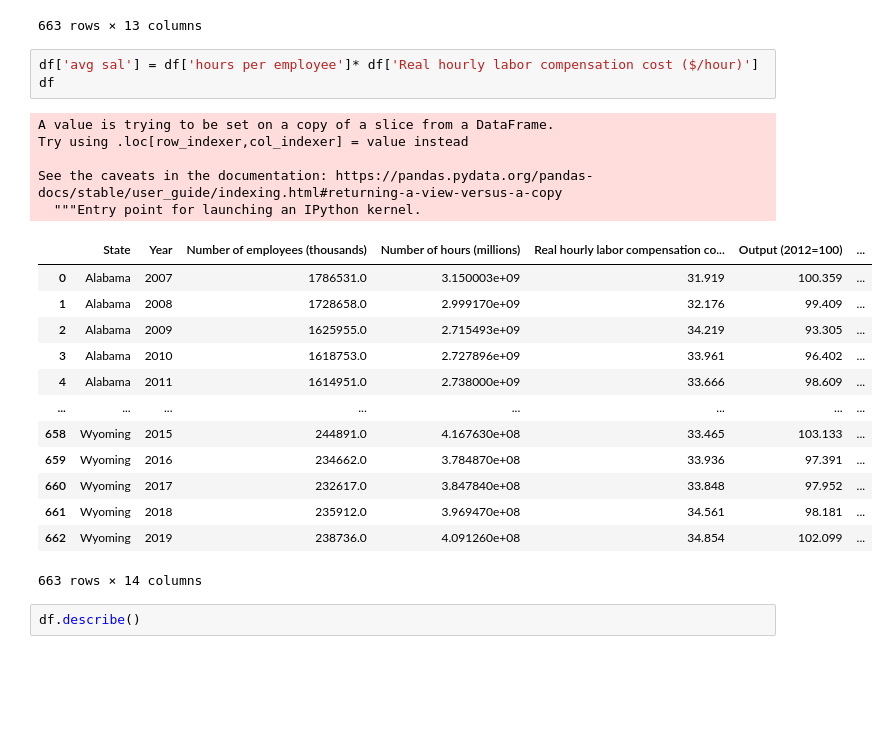
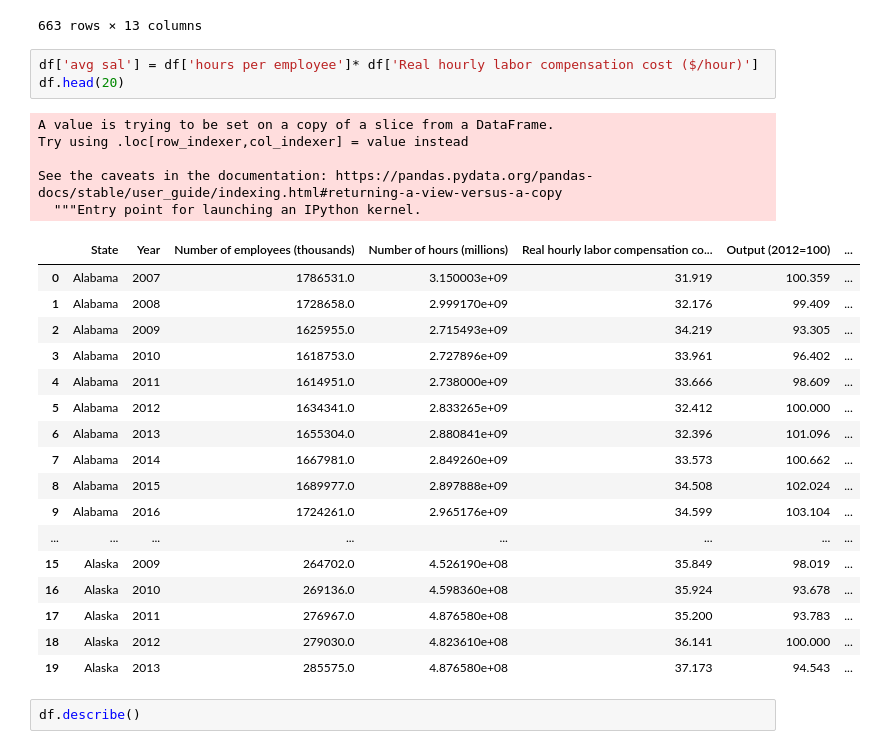
Before and after one commit to Blashford/Next-Factory-ACME, a Jupyter notebook: starter_notebook.ipynb, the cells around one changed output. Cells and saved outputs as stored; diff of their text form; blank space fills up the shorter version.

```diff
--- a/starter_notebook.ipynb
+++ b/starter_notebook.ipynb
@@ -161,26 +219,30 @@ See the caveats in the documentation: https://pandas.pydata.org/pandas-docs/stab
 663 rows × 13 columns
 # %%
 df['avg sal'] = df['hours per employee']* df['Real hourly labor compensation cost ($/hour)']
-df
+df.head(20)
 # %% [output]
 A value is trying to be set on a copy of a slice from a DataFrame.
 Try using .loc[row_indexer,col_indexer] = value instead
 
 See the caveats in the documentation: https://pandas.pydata.org/pandas-docs/stable/user_guide/indexing.html#returning-a-view-versus-a-copy
   """Entry point for launching an IPython kernel.
 |  | State | Year | Number of employees (thousands) | Number of hours (millions) | Real hourly labor compensation co... | Output (2012=100) | ... |
 | 0 | Alabama | 2007 | 1786531.0 | 3.150003e+09 | 31.919 | 100.359 | ... |
 | 1 | Alabama | 2008 | 1728658.0 | 2.999170e+09 | 32.176 | 99.409 | ... |
 | 2 | Alabama | 2009 | 1625955.0 | 2.715493e+09 | 34.219 | 93.305 | ... |
 | 3 | Alabama | 2010 | 1618753.0 | 2.727896e+09 | 33.961 | 96.402 | ... |
 | 4 | Alabama | 2011 | 1614951.0 | 2.738000e+09 | 33.666 | 98.609 | ... |
+| 5 | Alabama | 2012 | 1634341.0 | 2.833265e+09 | 32.412 | 100.000 | ... |
+| 6 | Alabama | 2013 | 1655304.0 | 2.880841e+09 | 32.396 | 101.096 | ... |
+| 7 | Alabama | 2014 | 1667981.0 | 2.849260e+09 | 33.573 | 100.662 | ... |
+| 8 | Alabama | 2015 | 1689977.0 | 2.897888e+09 | 34.508 | 102.024 | ... |
+| 9 | Alabama | 2016 | 1724261.0 | 2.965176e+09 | 34.599 | 103.104 | ... |
 | ... | ... | ... | ... | ... | ... | ... | ... |
-| 658 | Wyoming | 2015 | 244891.0 | 4.167630e+08 | 33.465 | 103.133 | ... |
-| 659 | Wyoming | 2016 | 234662.0 | 3.784870e+08 | 33.936 | 97.391 | ... |
-| 660 | Wyoming | 2017 | 232617.0 | 3.847840e+08 | 33.848 | 97.952 | ... |
-| 661 | Wyoming | 2018 | 235912.0 | 3.969470e+08 | 34.561 | 98.181 | ... |
-| 662 | Wyoming | 2019 | 238736.0 | 4.091260e+08 | 34.854 | 102.099 | ... |
+| 15 | Alaska | 2009 | 264702.0 | 4.526190e+08 | 35.849 | 98.019 | ... |
+| 16 | Alaska | 2010 | 269136.0 | 4.598360e+08 | 35.924 | 93.678 | ... |
+| 17 | Alaska | 2011 | 276967.0 | 4.876580e+08 | 35.200 | 93.783 | ... |
+| 18 | Alaska | 2012 | 279030.0 | 4.823610e+08 | 36.141 | 100.000 | ... |
+| 19 | Alaska | 2013 | 285575.0 | 4.876580e+08 | 37.173 | 94.543 | ... |
-663 rows × 14 columns
 # %%
 df.describe()
 # %% [output]
```
Also changed, not shown: parts of 7 cells of this notebook.
